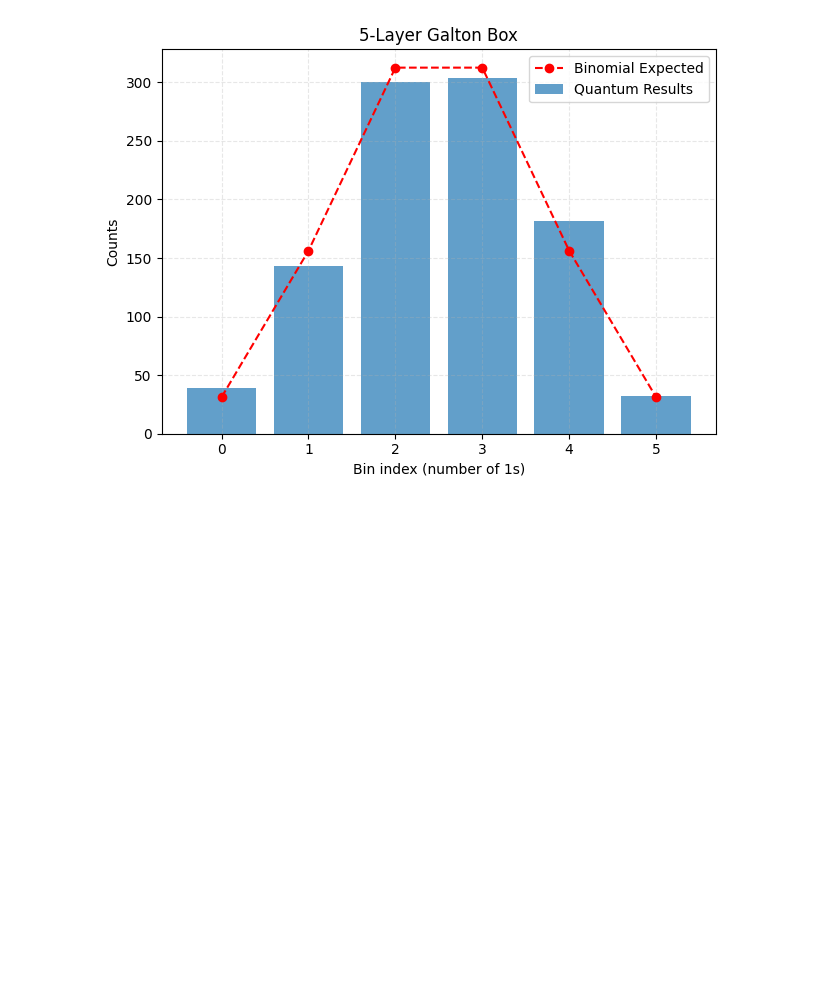
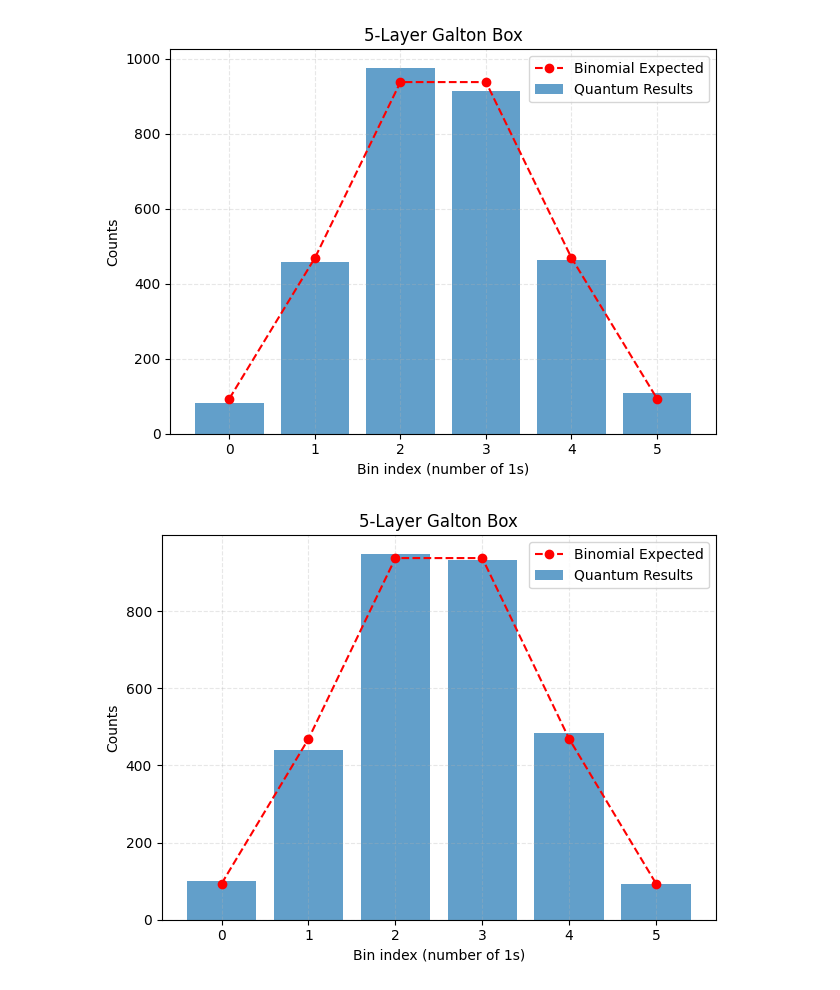
Before and after one commit to ismail-mehmood/quantum_nnl_project, a Jupyter notebook: notebooks/galton_box_demo.ipynb, the cells around one changed output. Drawn from its saved outputs; the diff is of its cells as text; code cells hidden in the pictures; blank space fills up the shorter version.

```diff
--- a/notebooks/galton_box_demo.ipynb
+++ b/notebooks/galton_box_demo.ipynb
@@ -34,6 +113,12 @@ As you can see, the full version requires significantly more computational space
 # %%
-bin_counts = galton_n_layer(5)
-plot_bins(bin_counts, n=5, overlay='binomial', shots=1000)
+# 5-Layer Galton Board, shots = 3000, fast
+bin_counts = galton_n_layer(5, shots=3000, mode="fast")
+plot_bins(bin_counts, n=5, overlay='binomial', shots=3000)
+
+# 5-Layer Galton Board, shots = 3000, full
+bin_counts = galton_n_layer(5, shots=3000)
+plot_bins(bin_counts, n=5, overlay='binomial', shots=3000)
 # %% [output]
-[figure, old version]
+[figure, new version]
+[figure, added]
 # %%
```
Also changed, not shown: parts of 19 cells of this notebook, 9 other files.
